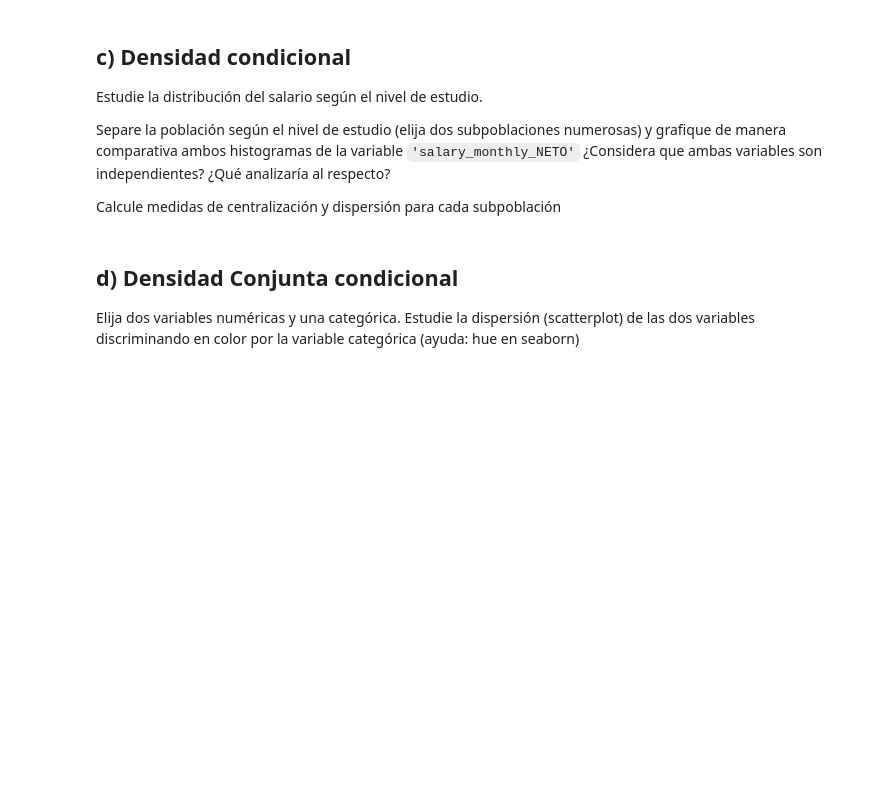
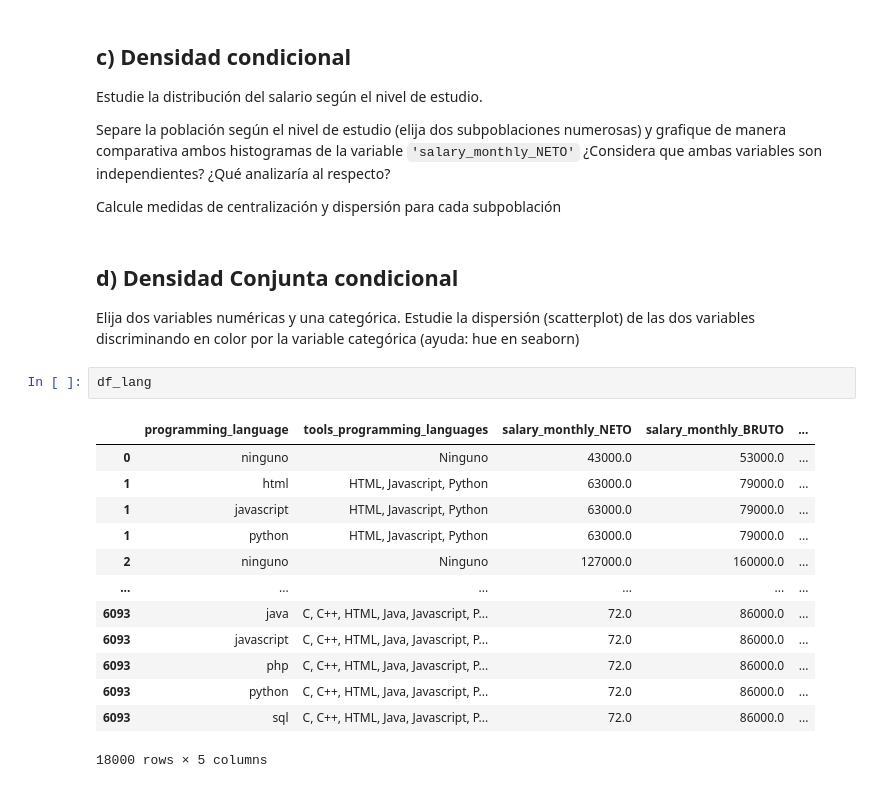
Before and after one commit to fnbellomo/DiploDatos2021, a Jupyter notebook: AyVD/Copy_of_Entregable_Parte_1.ipynb, the cells around one changed output. Cells and saved outputs as stored; diff of their text form; blank space fills up the shorter version.

```diff
--- a/AyVD/Copy_of_Entregable_Parte_1.ipynb
+++ b/AyVD/Copy_of_Entregable_Parte_1.ipynb
@@ -175,3 +179,19 @@ Calcule medidas de centralización y dispersión para cada subpoblación
 
 Elija dos variables numéricas y una categórica.
 Estudie la dispersión (scatterplot) de las dos variables discriminando en color por la variable categórica (ayuda: hue en seaborn)
+# %%
+df_lang
+# %% [output]
+|  | programming_language | tools_programming_languages | salary_monthly_NETO | salary_monthly_BRUTO | ... |
+| 0 | ninguno | Ninguno | 43000.0 | 53000.0 | ... |
+| 1 | html | HTML, Javascript, Python | 63000.0 | 79000.0 | ... |
+| 1 | javascript | HTML, Javascript, Python | 63000.0 | 79000.0 | ... |
+| 1 | python | HTML, Javascript, Python | 63000.0 | 79000.0 | ... |
+| 2 | ninguno | Ninguno | 127000.0 | 160000.0 | ... |
+| ... | ... | ... | ... | ... | ... |
+| 6093 | java | C, C++, HTML, Java, Javascript, P... | 72.0 | 86000.0 | ... |
+| 6093 | javascript | C, C++, HTML, Java, Javascript, P... | 72.0 | 86000.0 | ... |
+| 6093 | php | C, C++, HTML, Java, Javascript, P... | 72.0 | 86000.0 | ... |
+| 6093 | python | C, C++, HTML, Java, Javascript, P... | 72.0 | 86000.0 | ... |
+| 6093 | sql | C, C++, HTML, Java, Javascript, P... | 72.0 | 86000.0 | ... |
+18000 rows × 5 columns
```
Also changed, not shown: parts of 7 cells of this notebook.
